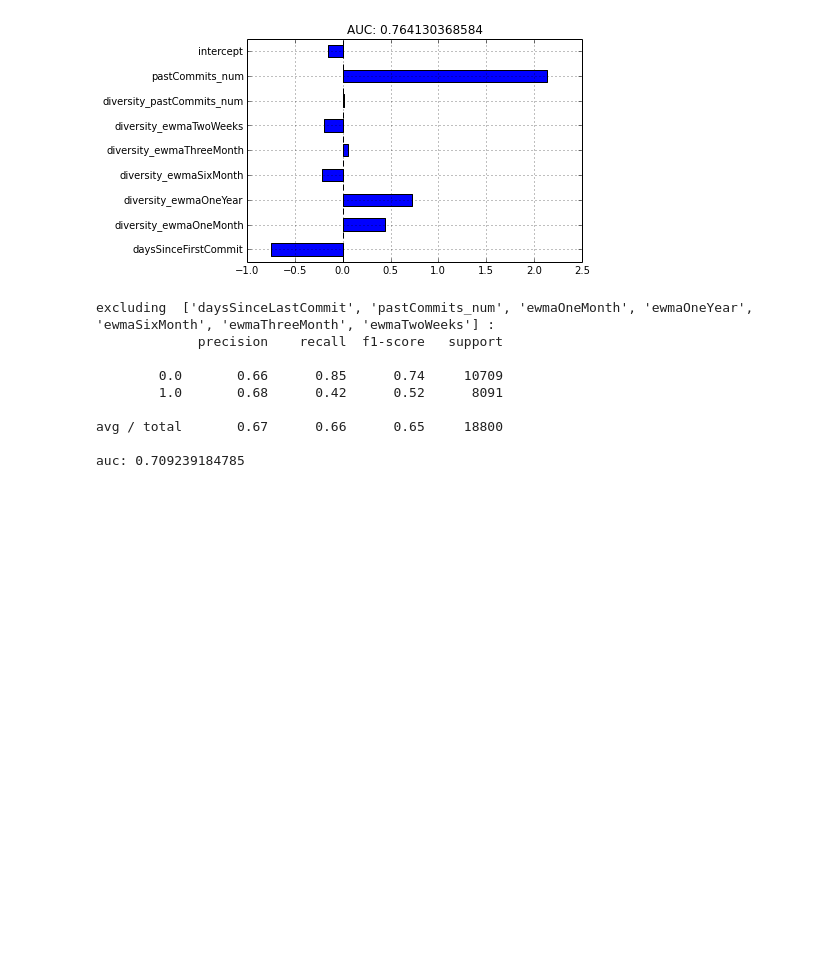
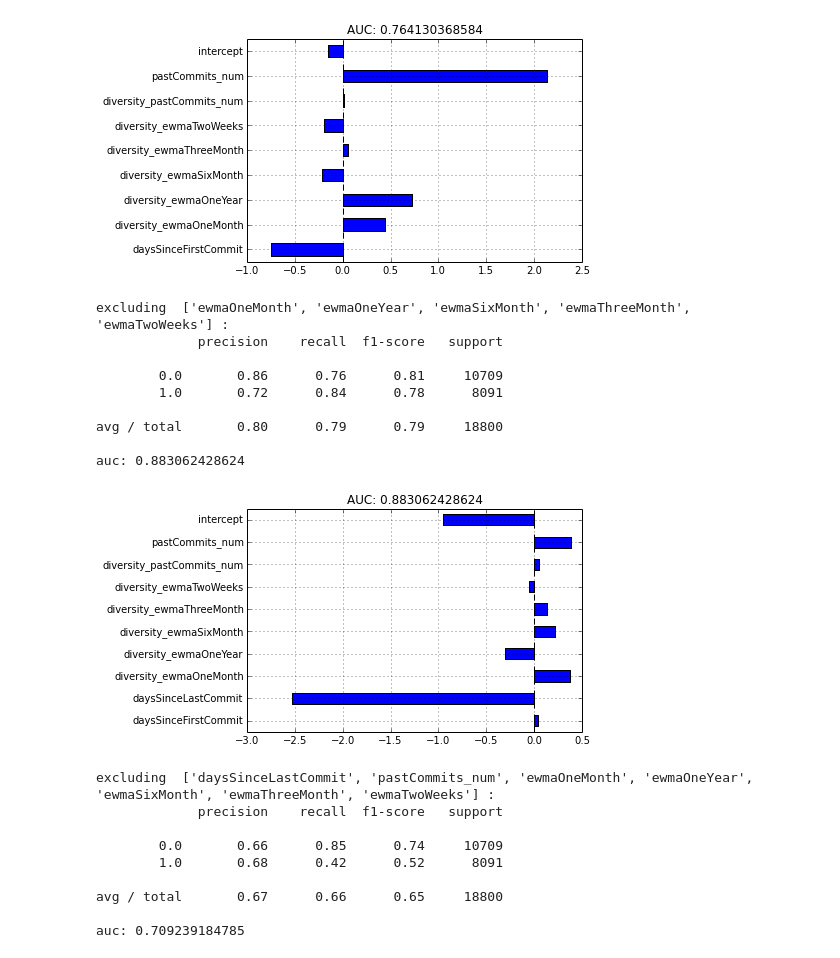
Before and after one commit to gauthamnair/repopulse, a Jupyter notebook: featureImportanceInLogisticRegression.ipynb, the cells around one changed output. Cells and saved outputs as stored; diff of their text form; code cells hidden in the pictures; blank space fills up the shorter version.

Commit message:
checked what happens if you remove all the ewma but keep days since last.

```diff
--- a/featureImportanceInLogisticRegression.ipynb
+++ b/featureImportanceInLogisticRegression.ipynb
@@ -97,6 +103,20 @@ avg / total       0.71      0.71      0.70     18800
 
 auc: 0.764130368584
 [figure]
+# %%
+toExclude = [x for x in allColumns if x.startswith('ewma')]
+(coefs,auc) = effectOfExcludingColumns(toExclude)
+# %% [output]
+excluding  ['ewmaOneMonth', 'ewmaOneYear', 'ewmaSixMonth', 'ewmaThreeMonth', 'ewmaTwoWeeks'] :
+             precision    recall  f1-score   support
+
+        0.0       0.86      0.76      0.81     10709
+        1.0       0.72      0.84      0.78      8091
+
+avg / total       0.80      0.79      0.79     18800
+
+auc: 0.883062428624
+[figure, added]
 # %%
 toExclude = ['daysSinceLastCommit', 'pastCommits_num'] + [x for x in allColumns if x.startswith('ewma')]
 (coefs,auc) = effectOfExcludingColumns(toExclude)
```
Also changed, not shown: parts of 2 cells of this notebook.
